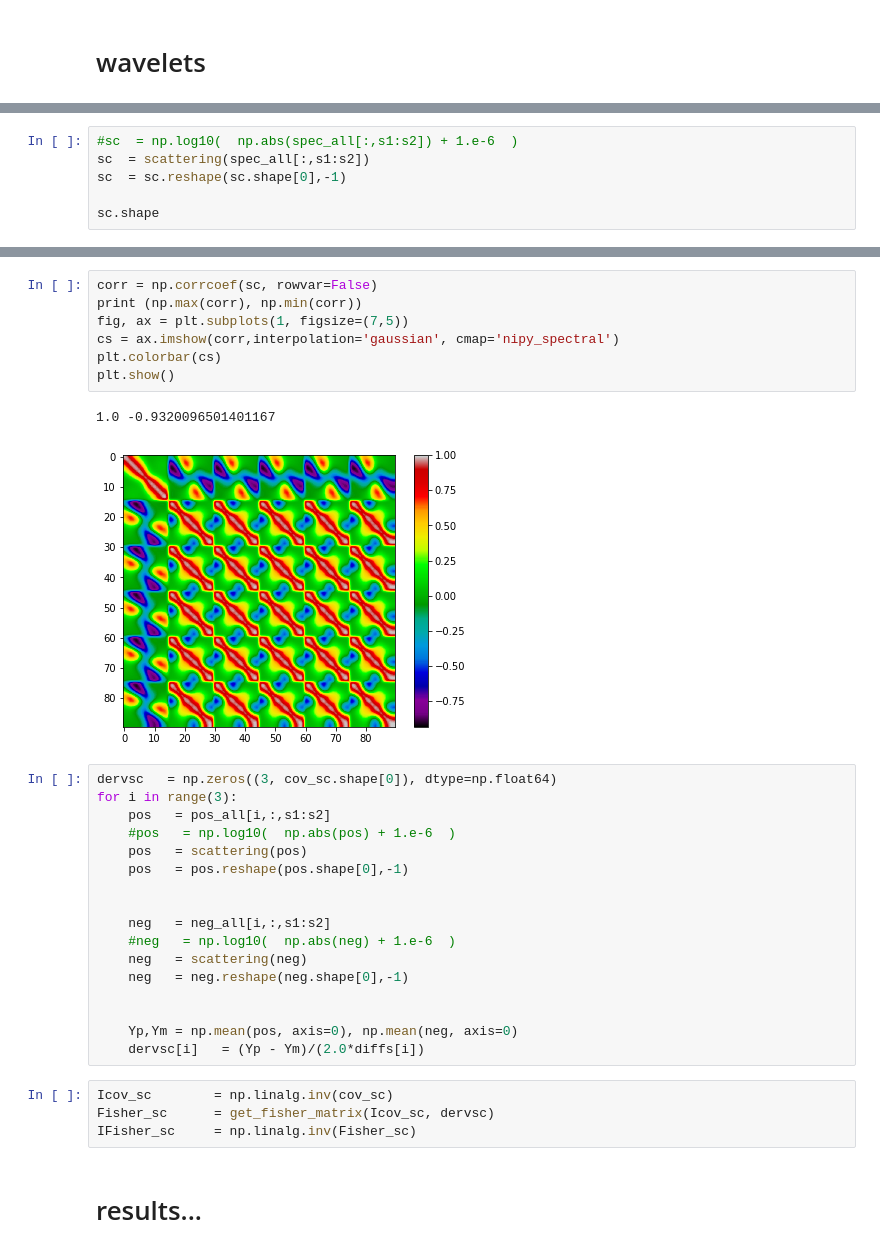
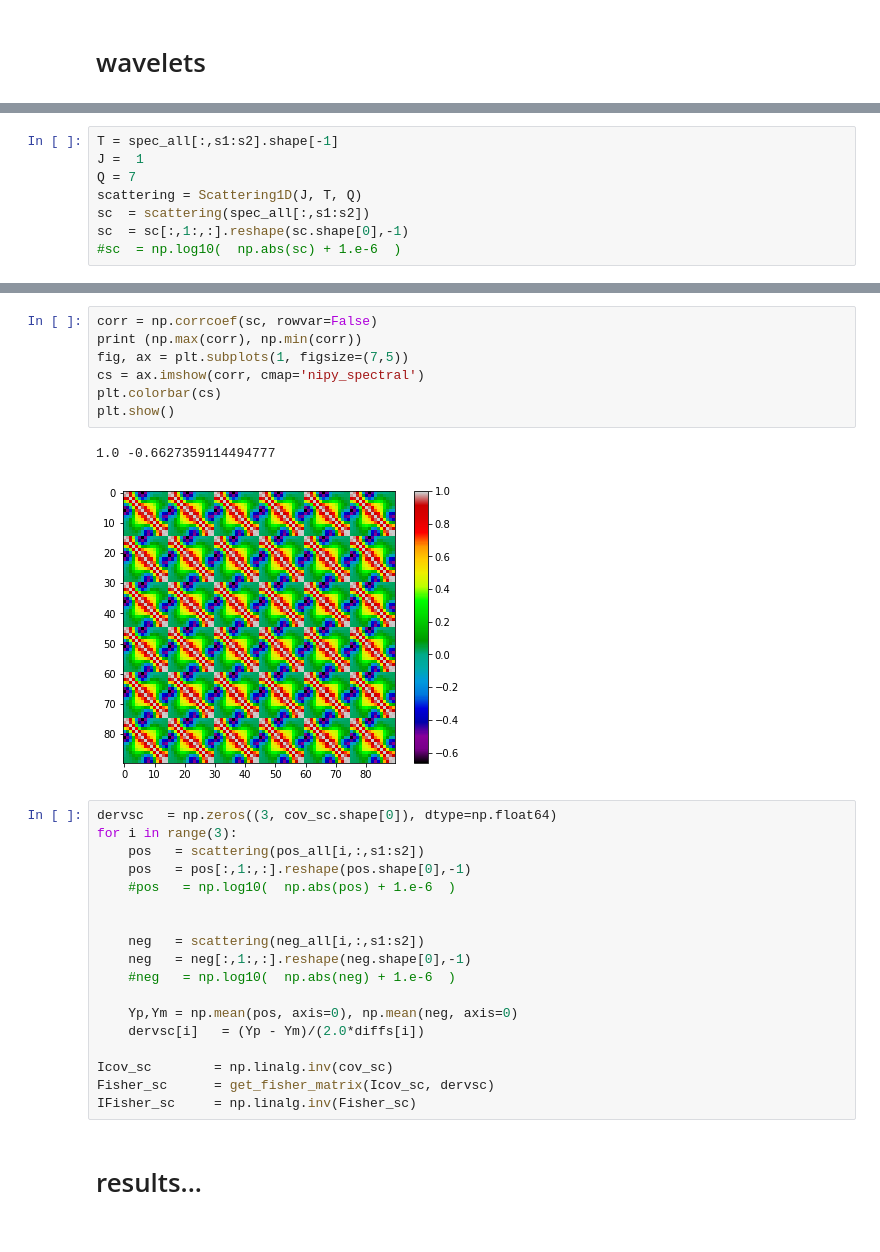
Before and after one commit to LBJ-Wade/fisher_wst, a Jupyter notebook: check_fisher_funcs.ipynb, the cells around one changed output, grey strips where cells are left out. Cells and saved outputs as stored; diff of their text form.

```diff
--- a/check_fisher_funcs.ipynb
+++ b/check_fisher_funcs.ipynb
@@ -197,6 +196,8 @@ scattering = Scattering1D(J, T, Q)
 # %%
-#sc  = np.log10(  np.abs(spec_all[:,s1:s2]) + 1.e-6  )
+T = spec_all[:,s1:s2].shape[-1]
+J =  1
+Q = 7
+scattering = Scattering1D(J, T, Q)
 sc  = scattering(spec_all[:,s1:s2])
-sc  = sc.reshape(sc.shape[0],-1)
-
-sc.shape
+sc  = sc[:,1:,:].reshape(sc.shape[0],-1)
+#sc  = np.log10(  np.abs(sc) + 1.e-6  )
@@ -226,34 +229,31 @@ det -3005.0996526108565 1.0
 # %%
 corr = np.corrcoef(sc, rowvar=False)
 print (np.max(corr), np.min(corr))
 fig, ax = plt.subplots(1, figsize=(7,5))
-cs = ax.imshow(corr,interpolation='gaussian', cmap='nipy_spectral')
+cs = ax.imshow(corr, cmap='nipy_spectral')
 plt.colorbar(cs)
 plt.show()
 # %% [output]
-1.0 -0.9320096501401167
+1.0 -0.6627359114494777
-[figure, old version]
+[figure, new version]
 # %%
 dervsc   = np.zeros((3, cov_sc.shape[0]), dtype=np.float64)
 for i in range(3):
-    pos   = pos_all[i,:,s1:s2]
+    pos   = scattering(pos_all[i,:,s1:s2])
+    pos   = pos[:,1:,:].reshape(pos.shape[0],-1)
     #pos   = np.log10(  np.abs(pos) + 1.e-6  )
-    pos   = scattering(pos)
-    pos   = pos.reshape(pos.shape[0],-1)
 
 
-    neg   = neg_all[i,:,s1:s2]
+    neg   = scattering(neg_all[i,:,s1:s2])
+    neg   = neg[:,1:,:].reshape(neg.shape[0],-1)
     #neg   = np.log10(  np.abs(neg) + 1.e-6  )
-    neg   = scattering(neg)
-    neg   = neg.reshape(neg.shape[0],-1)
-
 
     Yp,Ym = np.mean(pos, axis=0), np.mean(neg, axis=0)
     dervsc[i]   = (Yp - Ym)/(2.0*diffs[i])
+
+Icov_sc        = np.linalg.inv(cov_sc)
+Fisher_sc      = get_fisher_matrix(Icov_sc, dervsc)
+IFisher_sc     = np.linalg.inv(Fisher_sc)
-# %%
-Icov_sc        = np.linalg.inv(cov_sc)
-Fisher_sc      = get_fisher_matrix(Icov_sc, dervsc)
-IFisher_sc     = np.linalg.inv(Fisher_sc)
 # %% [markdown]
 # results...
 # %%
```
Also changed, not shown: parts of 23 cells of this notebook.
